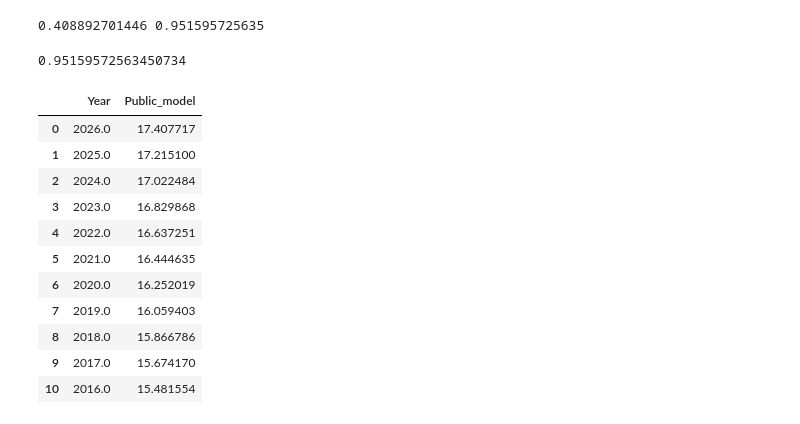
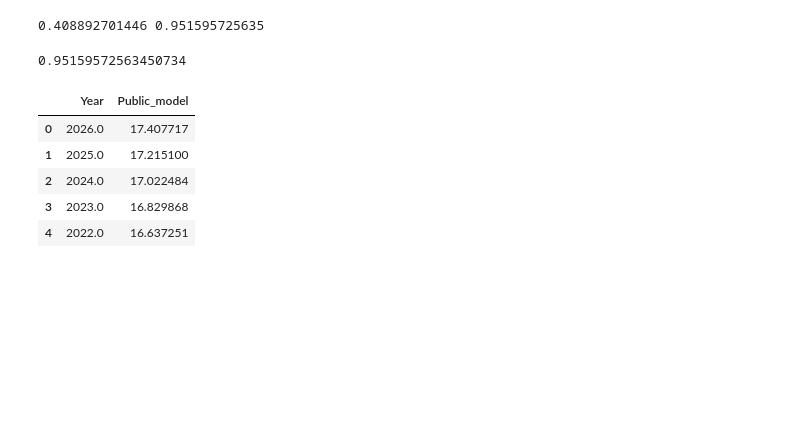
Before and after one commit to EmilySakata/finincing_education, a Jupyter notebook: Linear Regression model.ipynb, the cells around one changed output. Saved outputs shown, nothing was run; the diff lists cells and outputs as text; code cells hidden in the pictures; blank space fills up the shorter version.

```diff
--- a/Linear Regression model.ipynb
+++ b/Linear Regression model.ipynb
@@ -118,20 +107,14 @@ for x in range(0,11):
     df2.index = df2.index + 1
     df2 = df2.sort_index()
 # %%
-df2
+df2.head()
 # %% [output]
 |  | Year | Public_model |
 | 0 | 2026.0 | 17.407717 |
 | 1 | 2025.0 | 17.215100 |
 | 2 | 2024.0 | 17.022484 |
 | 3 | 2023.0 | 16.829868 |
 | 4 | 2022.0 | 16.637251 |
-| 5 | 2021.0 | 16.444635 |
-| 6 | 2020.0 | 16.252019 |
-| 7 | 2019.0 | 16.059403 |
-| 8 | 2018.0 | 15.866786 |
-| 9 | 2017.0 | 15.674170 |
-| 10 | 2016.0 | 15.481554 |
 # %%
 
 df3 = df.drop(df.index[11:])
```
Also changed, not shown: parts of 7 cells of this notebook.
